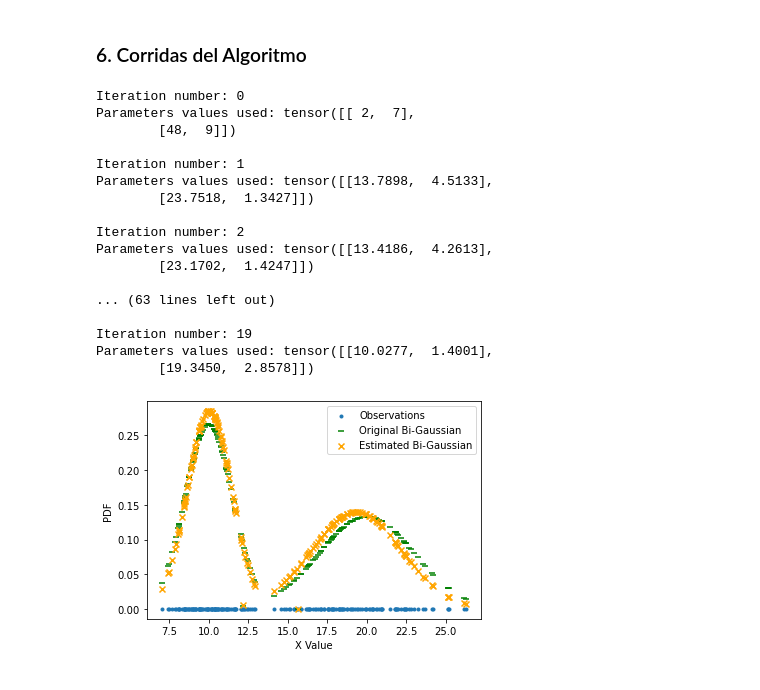
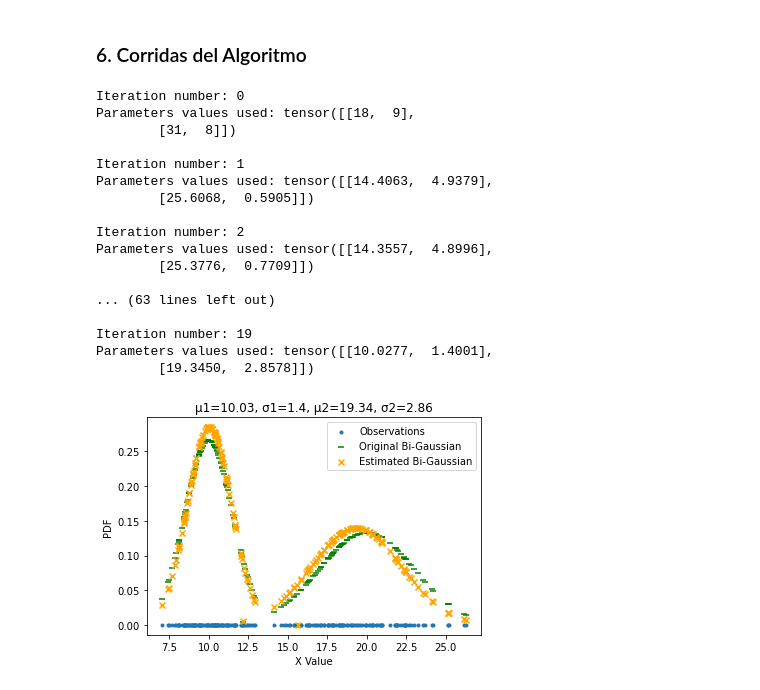
Before and after one commit to Programa-Ciencia-de-Datos/Estadistica_TP0, a Jupyter notebook: TP0_Algoritmo de Maximización de la Esperanza.ipynb, the cells around one changed output. Drawn from its saved outputs; the diff is of its cells as text; code cells hidden in the pictures.

Commit message:
Changed code to generate more plots and results

```diff
--- a/TP0_Algoritmo de Maximización de la Esperanza.ipynb
+++ b/TP0_Algoritmo de Maximización de la Esperanza.ipynb
@@ -187,44 +187,52 @@ tensor([[10.0283,  1.4892],
 # %%
 W_parameters = init_random_parameters(K=2, range_mean = [1,50], range_std = [1,10])
 
 for i in range(20):
     print("Iteration number: %s"%i)
     print("Parameters values used: %s\n"%W_parameters)
     new_M = calculate_membership_dataset(X_allSamples,W_parameters)
     W_parameters = recalculate_parameters(X_allSamples,new_M)
 
-# Plot Data
-y = np.zeros_like(X_allSamples)
-#plt.figure(figsize=(12,8))
-plt.scatter(X_allSamples, y, marker='.', label="Observations")
-#plt.title('Plotting)
-plt.xlabel('X Value')
-plt.ylabel('PDF')
+    if(i==4 or i==9 or i==19):
+        # Plot Data
+        y = np.zeros_like(X_allSamples)
+        #plt.figure(figsize=(12,8))
+        plt.scatter(X_allSamples, y, marker='.', label="Observations")
+        mu1 = round(W_parameters[0,0].item(),2)
+        mu2 = round(W_parameters[1,0].item(),2)
+        sig1 = round(W_parameters[0,1].item(),2)
+        sig2 = round(W_parameters[1,1].item(),2)
 
-#Plot densities Functions
-plt.scatter(X1_samples, norm.pdf(X1_samples, 10, 1.5), marker='_', color='green', label='Original Bi-Gaussian')
-plt.scatter(X2_samples, norm.pdf(X2_samples, 20, 3), marker='_', color='green')
-plt.scatter(X1_samples, norm.pdf(X1_samples, W_parameters[0,0], W_parameters[0,1]), marker='x', color='orange', label='Estimated Bi-Gaussian')
-plt.scatter(X2_samples, norm.pdf(X2_samples, W_parameters[1,0], W_parameters[1,1]), marker='x', color='orange')
-plt.legend()
-#plt.show()
-plt.savefig("EM_plot_1.svg")
+        plt.title("µ1=%s, σ1=%s, µ2=%s, σ2=%s"%(mu1, sig1, mu2, sig2))
+        plt.xlabel('X Value')
+        plt.ylabel('PDF')
+
+        #Plot densities Functions
+        plt.scatter(X1_samples, norm.pdf(X1_samples, 10, 1.5), marker='_', color='green', label='Original Bi-Gaussian')
+        plt.scatter(X2_samples, norm.pdf(X2_samples, 20, 3), marker='_', color='green')
+        plt.scatter(X1_samples, norm.pdf(X1_samples, W_parameters[0,0], W_parameters[0,1]), marker='x', color='orange', label='Estimated Bi-Gaussian')
+        plt.scatter(X2_samples, norm.pdf(X2_samples, W_parameters[1,0], W_parameters[1,1]), marker='x', color='orange')
+        plt.legend()
+        #plt.show()
+        plt.savefig("EM_plot_5_%s.svg"%(i+1))
+        if (i != 19):
+            plt.clf()
 # %% [output]
 Iteration number: 0
-Parameters values used: tensor([[ 2,  7],
-        [48,  9]])
+Parameters values used: tensor([[18,  9],
+        [31,  8]])
 
 Iteration number: 1
-Parameters values used: tensor([[13.7898,  4.5133],
-        [23.7518,  1.3427]])
+Parameters values used: tensor([[14.4063,  4.9379],
+        [25.6068,  0.5905]])
 
 Iteration number: 2
-Parameters values used: tensor([[13.4186,  4.2613],
-        [23.1702,  1.4247]])
+Parameters values used: tensor([[14.3557,  4.8996],
+        [25.3776,  0.7709]])
 
 ... (63 lines left out)
 
 Iteration number: 19
 Parameters values used: tensor([[10.0277,  1.4001],
         [19.3450,  2.8578]])
-[figure, old version]
+[figure, new version]
```
Also changed, not shown: 16 other files.
